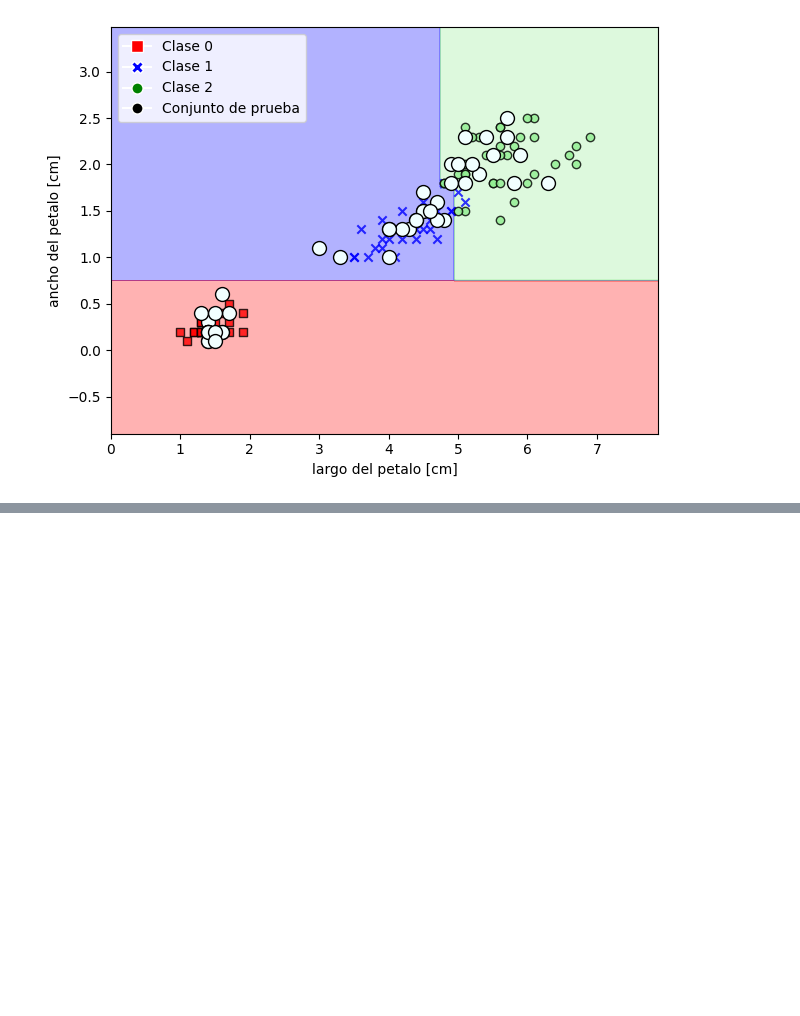
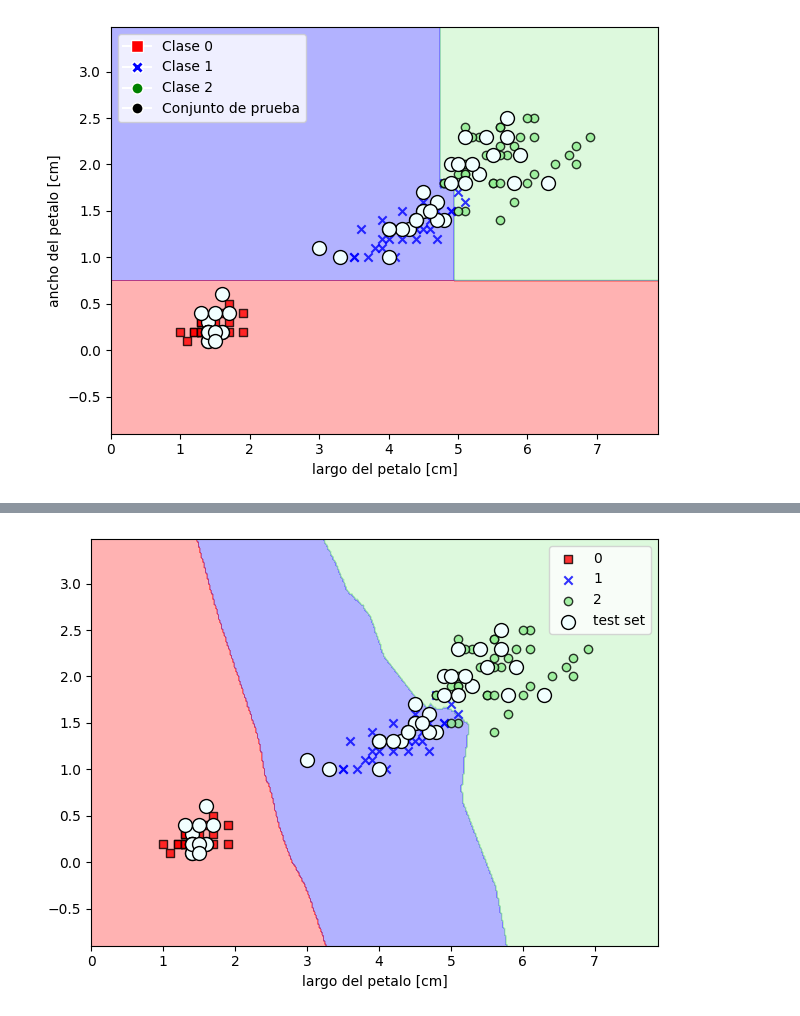
Before and after one commit to juancaalcaraz/practicaML, a Jupyter notebook: ArbolDeDecision_BosquesAleatorios.ipynb, the cells around one changed output, grey strips where cells are left out. Cells and saved outputs as stored; diff of their text form; code cells hidden in the pictures; blank space fills up the shorter version.

```diff
--- a/ArbolDeDecision_BosquesAleatorios.ipynb
+++ b/ArbolDeDecision_BosquesAleatorios.ipynb
@@ -99,0 +129,11 @@ plt.show()
+# %%
+from sklearn.neighbors import KNeighborsClassifier
+knn = KNeighborsClassifier(n_neighbors=5, p=2, metric='minkowski')
+knn.fit(X_combined_std, y_combined)
+plot_decision_regionsNew(X_combined_std, y_combined, classifier=knn, test_idx=range(105,150))
+plt.xlabel('largo del petalo [cm]')
+plt.legend(loc='best')
+plt.tight_layout()
+plt.show()
+# %% [output]
+[figure, added]
```
Also changed, not shown: parts of 6 cells of this notebook.
